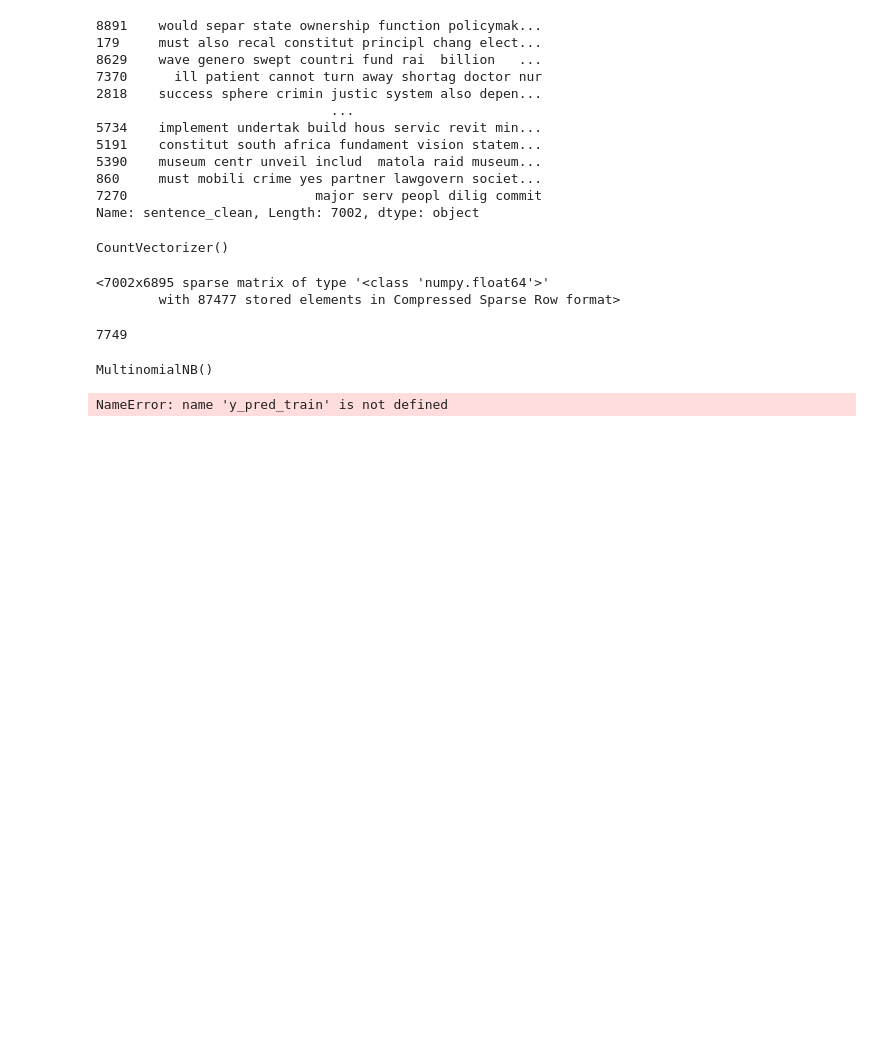
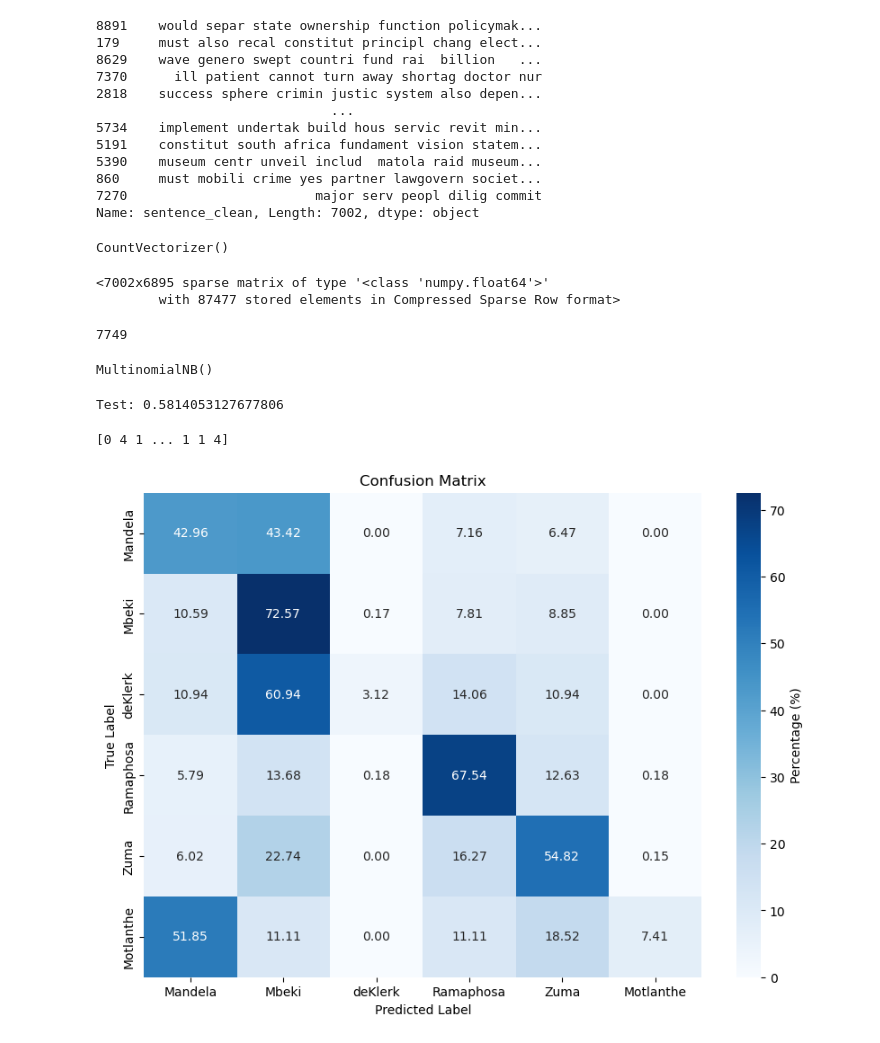
Before and after one commit to nnyase/data-science-4-industry, a Jupyter notebook: Assignment.ipynb, the cells around one changed output. Cells and saved outputs as stored; diff of their text form; code cells hidden in the pictures; blank space fills up the shorter version.

Commit message:
update results images added abstract

```diff
--- a/Assignment.ipynb
+++ b/Assignment.ipynb
@@ -267,26 +267,29 @@ y_pred_prob = nb.predict_proba(x_test_dtm)[:, 1]
 # calculate accuracy of class predictions
 from sklearn import metrics
 
-print('Train: {}'.format(metrics.accuracy_score(y_train, y_pred_train)))
+#print('Train: {}'.format(metrics.accuracy_score(y_train, y_pred_train)))
 print('Test: {}'.format(metrics.accuracy_score(y_test, y_pred_class)))
 
 confusion=metrics.confusion_matrix(y_test, y_pred_class)
 # %% [output]
-NameError: name 'y_pred_train' is not defined
+Test: 0.5814053127677806
 # %%
 print(y_pred_class)
 import seaborn as sns
 import numpy as np
 
-labels = ['Mandela', 'Mbeki', 'deKlerk', 'Ramaphosa', 'Zuma', 'deKlerk']
+labels = ['Mandela', 'Mbeki', 'deKlerk', 'Ramaphosa', 'Zuma', 'Motlanthe']
 row_sums = confusion.sum(axis=1)
 normalized_confusion = confusion / row_sums[:, np.newaxis] * 100
 plt.figure(figsize=(10, 7))
 sns.heatmap(normalized_confusion, annot=True,  fmt=".2f", cmap="Blues", xticklabels=labels, yticklabels=labels, cbar_kws={'label': 'Percentage (%)'})
 plt.ylabel('True Label')
 plt.xlabel('Predicted Label')
 plt.title('Confusion Matrix')
 plt.show()
+# %% [output]
+[0 4 1 ... 1 1 4]
+[figure, added]
 # %%
 import xgboost as xgb
 from sklearn.pipeline import Pipeline
```
Also changed, not shown: parts of 9 cells of this notebook, 23 other files.
